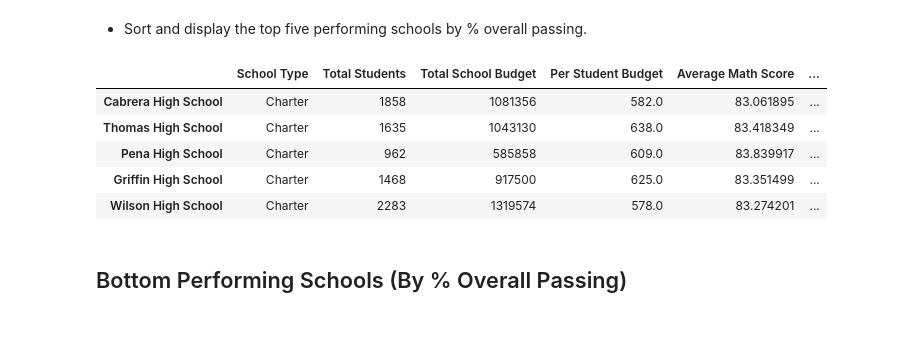
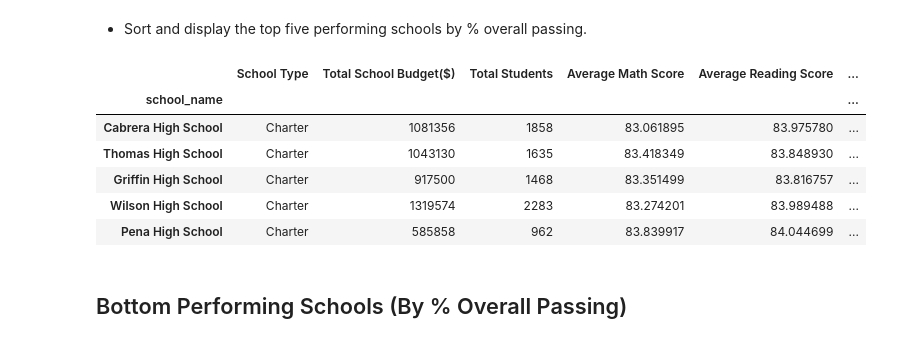
Before and after one commit to skayhan13/Pandas-Challenge, a Jupyter notebook: PyCitySchools/Resources/Pandas_Challenge_Python_Script.ipynb, the cells around one changed output. Saved outputs shown, nothing was run; the diff lists cells and outputs as text; code cells hidden in the pictures.

```diff
--- a/PyCitySchools/Resources/Pandas_Challenge_Python_Script.ipynb
+++ b/PyCitySchools/Resources/Pandas_Challenge_Python_Script.ipynb
@@ -365,0 +272,34 @@ school_summary_df
+# %%
+#Calculate the % of students Passing Math
+#Calculate the % of students Passing Reading
+#Calculate the %  of students Overall Passing
+school_result = school_data[["school_name", "type", "budget"]]
+
+# student-level data by school
+school_students_gb = school_data_complete.groupby(by="School ID")
+funcs = {"Student ID": "count", "math_score": "mean", "reading_score": "mean", "Passing Math": "sum", "Passing Reading": "sum", "Passing Overall": "sum"} #, 'Passing Reading': 'count', 'pass_overall': 'count'}
+
+school_totals = school_students_gb.agg(funcs) #using .agg() like before to get an aggregated sumarry table
+
+school_result_summary_df = pd.merge(school_data[["school_name", "type", "budget"]], school_totals, left_index=True, right_index=True)
+school_result_summary_df["Per Student Budget ($)"] = school_result_summary_df["budget"] / school_result_summary_df["Student ID"]
+school_result_summary_df["% Passing Math"] = (school_result_summary_df["Passing Math"] / school_result_summary_df["Student ID"])*100
+school_result_summary_df["% Passing Reading"] = (school_result_summary_df["Passing Reading"] / school_result_summary_df["Student ID"])*100
+school_result_summary_df["% Overall Passing"] = (school_result_summary_df["Passing Overall"] / school_result_summary_df["Student ID"])*100
+# Make school name the index, rename columns, and create a dataframe to hold the above results
+school_result_summary_df.rename(columns={"type": "School Type",
+                              "Student ID": "Total Students",
+                              "budget": "Total School Budget($)",
+                              "math_score": "Average Math Score",
+                              "reading_score": "Average Reading Score"}, inplace=True)
+school_result_summary_df.set_index(keys="school_name", inplace=True)
+school_result_summary_df #test
+
+#the way below does not calculate the correct percentage of students passing math and reading together; this was my original thought process
+#passing_df = school_data_complete.loc[(school_data_complete['math_score'] >=70)
+                                          #& (school_data_complete['reading_score'] >=70)]
+#passing_math_df = school_data_complete.loc[(school_data_complete['math_score'] >=70)]
+#passing_reading_df = school_data_complete.loc[(school_data_complete['reading_score'] >=70)]
+
+#passing_math_df.head() #test
+#passing_reading_df.head() #test
@@ -370,15 +328,16 @@ school_summary_df
 # %%
 #sort_values method
 #the top 5 schools
-top_performing_schools= school_summary_df.sort_values("% Overall Passing Rate", ascending=False, inplace=False)
+top_performing_schools= school_result_summary_df.sort_values("% Overall Passing", ascending=False, inplace=False)
 top_performing_schools.head()
 # %% [output]
-|  | School Type | Total Students | Total School Budget | Per Student Budget | Average Math Score | ... |
-| Cabrera High School | Charter | 1858 | 1081356 | 582.0 | 83.061895 | ... |
-| Thomas High School | Charter | 1635 | 1043130 | 638.0 | 83.418349 | ... |
-| Pena High School | Charter | 962 | 585858 | 609.0 | 83.839917 | ... |
-| Griffin High School | Charter | 1468 | 917500 | 625.0 | 83.351499 | ... |
-| Wilson High School | Charter | 2283 | 1319574 | 578.0 | 83.274201 | ... |
+|  | School Type | Total School Budget($) | Total Students | Average Math Score | Average Reading Score | ... |
+| school_name |  |  |  |  |  | ... |
+| Cabrera High School | Charter | 1081356 | 1858 | 83.061895 | 83.975780 | ... |
+| Thomas High School | Charter | 1043130 | 1635 | 83.418349 | 83.848930 | ... |
+| Griffin High School | Charter | 917500 | 1468 | 83.351499 | 83.816757 | ... |
+| Wilson High School | Charter | 1319574 | 2283 | 83.274201 | 83.989488 | ... |
+| Pena High School | Charter | 585858 | 962 | 83.839917 | 84.044699 | ... |
 # %% [markdown]
 ## Bottom Performing Schools (By % Overall Passing)
 # %% [markdown]
```
Also changed, not shown: parts of 11 cells of this notebook.
